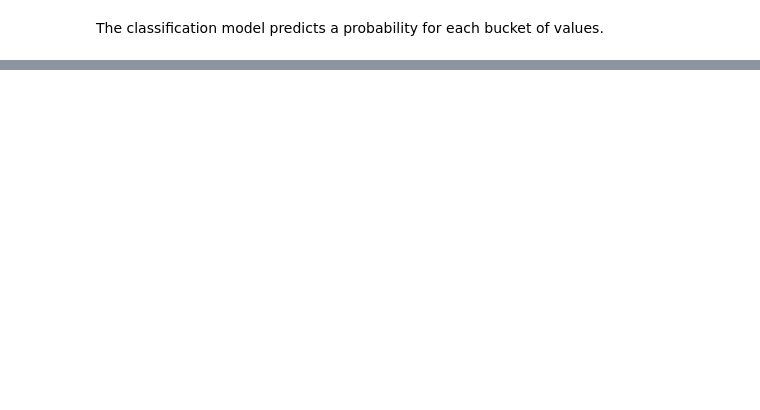
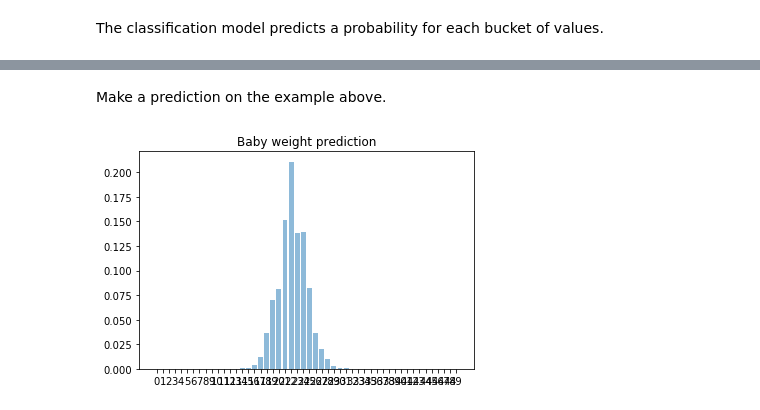
Before and after one commit to heena3443/TinkerWithAI_Git, a Jupyter notebook: Tutorial1.ipynb, the cells around one changed output, grey strips where cells are left out. Cells and saved outputs as stored; diff of their text form; code cells hidden in the pictures; blank space fills up the shorter version.

Commit message:
Updated tutorial1 to be same as reframing example

```diff
--- a/Tutorial1.ipynb
+++ b/Tutorial1.ipynb
@@ -357,0 +337,4 @@ The classification model predicts a probability for each bucket of values.
+# %%
+# create the training dataset
+train_data = tf.data.Dataset.from_tensor_slices((X_train.to_dict('list'), y_train))
+valid_data = tf.data.Dataset.from_tensor_slices((X_valid.to_dict('list'), y_valid))
@@ -357,0 +359,24 @@ The classification model predicts a probability for each bucket of values.
+# %%
+# create Inputs for model
+inputs = {colname: tf.keras.layers.Input(
+    name=colname, shape=(), dtype="float32")
+    for colname in ["mother_age", "gestation_weeks"]}
+inputs.update({colname: tf.keras.layers.Input(
+    name=colname, shape=(), dtype=tf.string)
+    for colname in ["plurality", "is_male", "mother_race"]})
+
+# build DenseFeatures for the model
+dnn_inputs = layers.DenseFeatures(categorical_columns+numeric_columns)(inputs)
+
+# model
+h1 = layers.Dense(20, activation="relu")(dnn_inputs)
+h2 = layers.Dense(10, activation="relu")(h1)
+output = layers.Dense(NBUCKETS, activation="softmax")(h2)
+model = tf.keras.models.Model(inputs=inputs, outputs=output)
+
+model.compile(optimizer='adam',
+              loss=tf.keras.losses.CategoricalCrossentropy(),
+              metrics=['accuracy'])
+# %%
+# train the model
+model.fit(train_data.batch(50), epochs=1)
@@ -357,0 +386,21 @@ The classification model predicts a probability for each bucket of values.
+# %% [markdown]
+Make a prediction on the example above.
+# %%
+preds = model.predict(x={"gestation_weeks": tf.convert_to_tensor([38]),
+                         "is_male": tf.convert_to_tensor(["True"]),
+                         "mother_age": tf.convert_to_tensor([28]),
+                         "mother_race": tf.convert_to_tensor(["1.0"]),
+                         "plurality": tf.convert_to_tensor(["Single(1)"])},
+                      steps=1).squeeze()
+# %%
+objects = [str(_) for _ in range(NBUCKETS)]
+y_pos = np.arange(len(objects))
+predictions = list(preds)
+
+plt.bar(y_pos, predictions, align='center', alpha=0.5)
+plt.xticks(y_pos, objects)
+plt.title('Baby weight prediction')
+
+plt.show()
+# %% [output]
+[figure, added]
```
Also changed, not shown: parts of 38 cells of this notebook.
